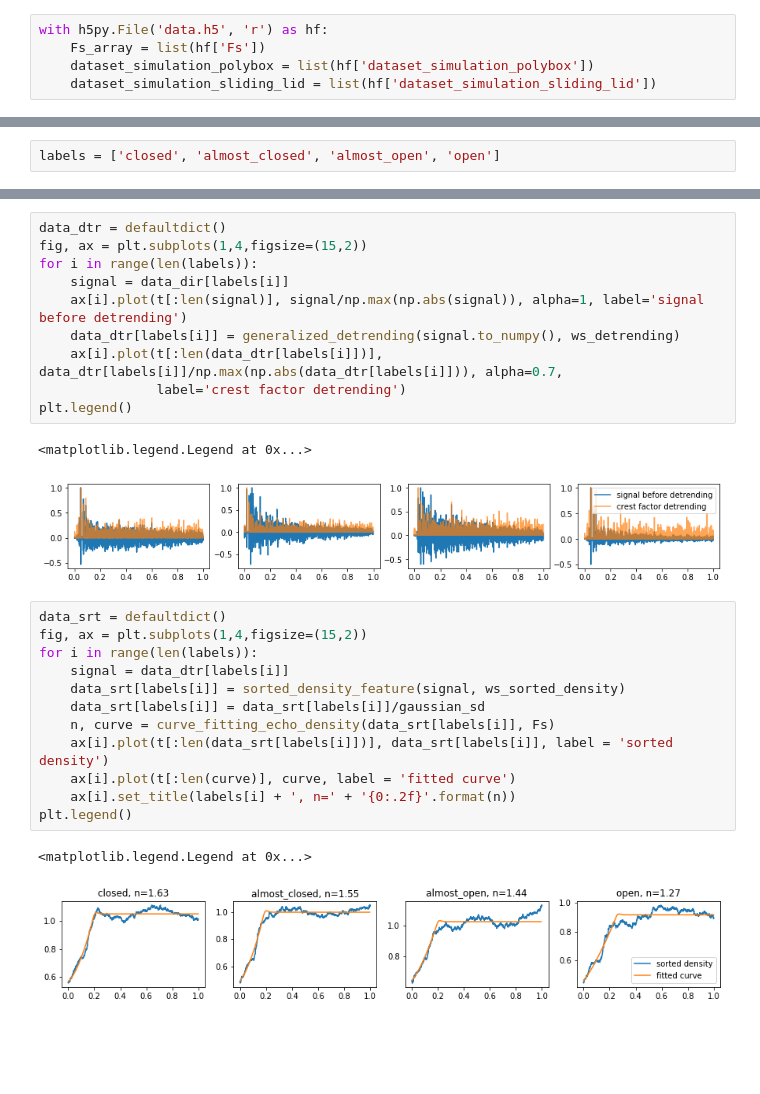
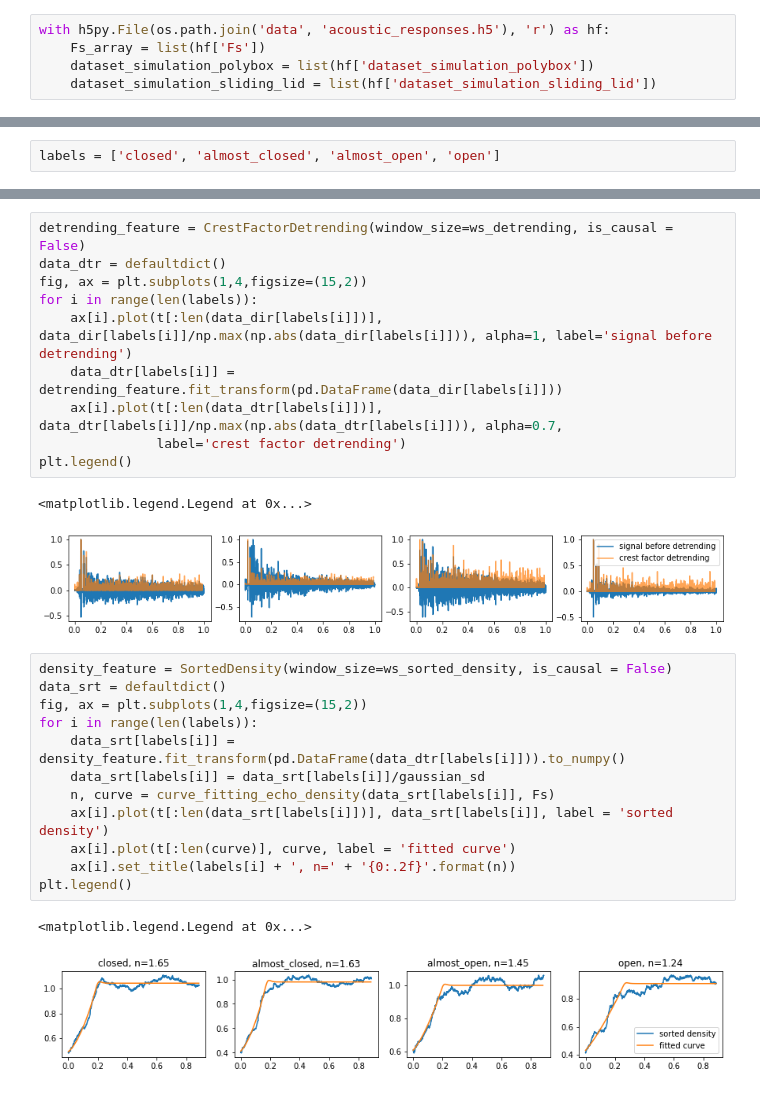
Before and after one commit to giotto-ai/l2f, a Jupyter notebook: tutorial_moving_custom_function.ipynb, the cells around one changed output, grey strips where cells are left out. Cells and saved outputs as stored; diff of their text form; blank space fills up the shorter version.

```diff
--- a/tutorial_moving_custom_function.ipynb
+++ b/tutorial_moving_custom_function.ipynb
@@ -17,5 +21,5 @@ from acoustics_helpers import remove_direct_sound, curve_fitting_echo_density
 # %%
-with h5py.File('data.h5', 'r') as hf:
+with h5py.File(os.path.join('data', 'acoustic_responses.h5'), 'r') as hf:
     Fs_array = list(hf['Fs'])
     dataset_simulation_polybox = list(hf['dataset_simulation_polybox'])
     dataset_simulation_sliding_lid = list(hf['dataset_simulation_sliding_lid'])
@@ -75,28 +79,28 @@ plt.legend()
 # %%
+detrending_feature = CrestFactorDetrending(window_size=ws_detrending, is_causal = False)
 data_dtr = defaultdict()
 fig, ax = plt.subplots(1,4,figsize=(15,2))
 for i in range(len(labels)):
-    signal = data_dir[labels[i]]
-    ax[i].plot(t[:len(signal)], signal/np.max(np.abs(signal)), alpha=1, label='signal before detrending')
-    data_dtr[labels[i]] = generalized_detrending(signal.to_numpy(), ws_detrending)
+    ax[i].plot(t[:len(data_dir[labels[i]])], data_dir[labels[i]]/np.max(np.abs(data_dir[labels[i]])), alpha=1, label='signal before detrending')
+    data_dtr[labels[i]] = detrending_feature.fit_transform(pd.DataFrame(data_dir[labels[i]]))
     ax[i].plot(t[:len(data_dtr[labels[i]])], data_dtr[labels[i]]/np.max(np.abs(data_dtr[labels[i]])), alpha=0.7,
                label='crest factor detrending')
 plt.legend()
 # %% [output]
 <matplotlib.legend.Legend at 0x...>
-[figure, old version]
+[figure, new version]
 # %%
+density_feature = SortedDensity(window_size=ws_sorted_density, is_causal = False)
 data_srt = defaultdict()
 fig, ax = plt.subplots(1,4,figsize=(15,2))
 for i in range(len(labels)):
-    signal = data_dtr[labels[i]]
-    data_srt[labels[i]] = sorted_density_feature(signal, ws_sorted_density)
+    data_srt[labels[i]] = density_feature.fit_transform(pd.DataFrame(data_dtr[labels[i]])).to_numpy()
     data_srt[labels[i]] = data_srt[labels[i]]/gaussian_sd
     n, curve = curve_fitting_echo_density(data_srt[labels[i]], Fs)
     ax[i].plot(t[:len(data_srt[labels[i]])], data_srt[labels[i]], label = 'sorted density')
     ax[i].plot(t[:len(curve)], curve, label = 'fitted curve')
     ax[i].set_title(labels[i] + ', n=' + '{0:.2f}'.format(n))
 plt.legend()
 # %% [output]
 <matplotlib.legend.Legend at 0x...>
-[figure, old version]
+[figure, new version]
```
Also changed, not shown: parts of 9 cells of this notebook, 14 other files.
